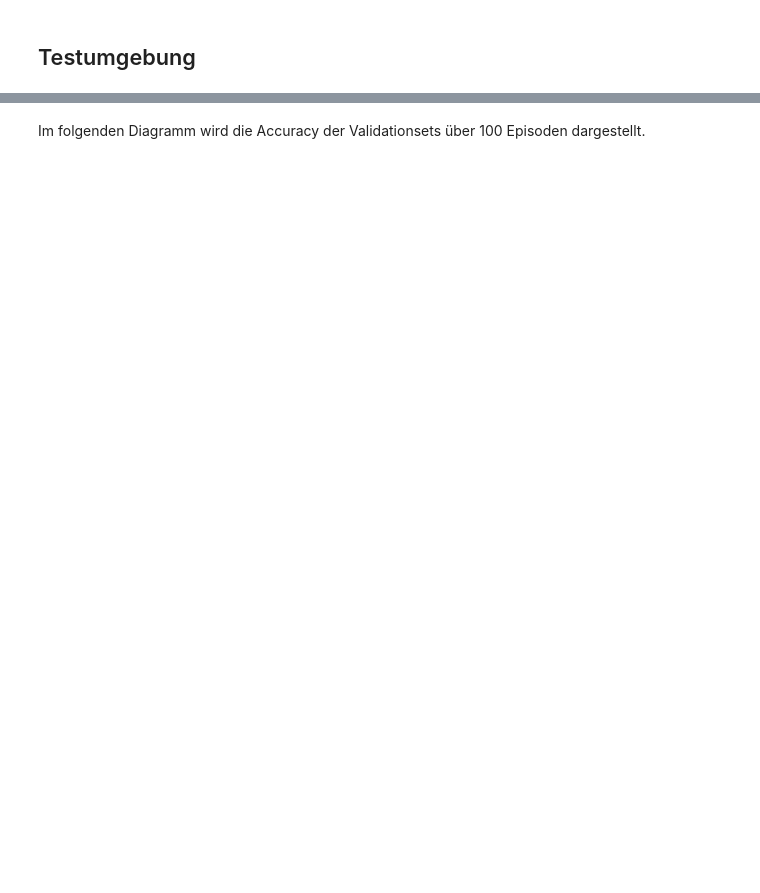
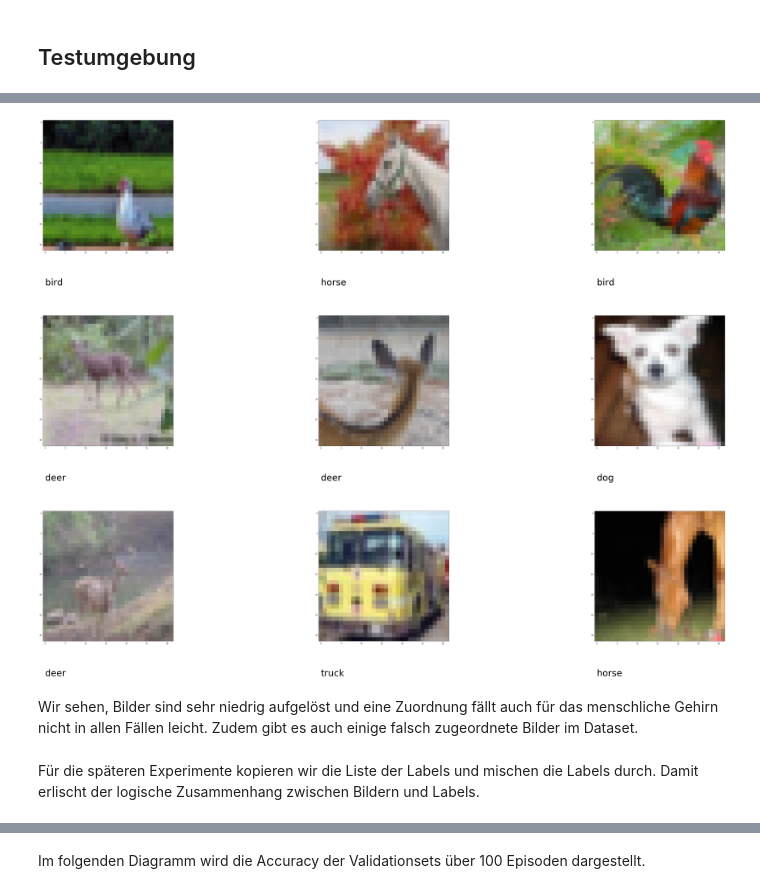
Before and after one commit to RoblabWh/WieLernenNeuronaleNetze, a Jupyter notebook: Memorization.ipynb, the cells around one changed output, grey strips where cells are left out. Drawn from its saved outputs; the diff is of its cells as text; code cells hidden in the pictures; blank space fills up the shorter version.

```diff
--- a/Memorization.ipynb
+++ b/Memorization.ipynb
@@ -42,13 +18,0 @@ Zur Veranschaulichung der Daten wird eine zufällige Auswahl angezeigt.
-# %%
-(trainX, trainY), (testX, testY) = cifar10.load_data()
-class_names = ['airplane', 'automobile', 'bird', 'cat', 'deer', 'dog', 'frog', 'horse', 'ship', 'truck']
-
-for i in range(9):
-    nr = random.randint(1, len(trainX))
-    pyplot.subplot(330 + 1 + i, ymargin=20)
-    pyplot.imshow(trainX[nr])
-    pyplot.text(0, 40, class_names[trainY[nr][0]], fontsize=50)
-
-#pyplot.tight_layout()
-pyplot.subplots_adjust(left=0.1, right=10.0, top=10.0, bottom=0.1, hspace=0.5)
-pyplot.show()
@@ -196,0 +54,19 @@ model_random, history_random = create_or_load_model('random', normal_params, lam
+# %%
+(trainX, trainY), (valX, valY) = cifar10.load_data()
+
+class_names = ['airplane', 'automobile', 'bird', 'cat', 'deer', 'dog', 'frog', 'horse', 'ship', 'truck']
+for i in range(9):
+    nr = random.randint(1, len(trainX))
+    pyplot.subplot(330 + 1 + i, ymargin=20)
+    pyplot.imshow(trainX[nr])
+    pyplot.text(0, 40, class_names[trainY[nr][0]], fontsize=50)
+
+#pyplot.tight_layout()
+pyplot.subplots_adjust(left=0.1, right=10.0, top=10.0, bottom=0.1, hspace=0.5)
+pyplot.show()
+# %% [output]
+[figure, added]
+# %% [markdown]
+Wir sehen, Bilder sind sehr niedrig aufgelöst und eine Zuordnung fällt auch für das menschliche Gehirn nicht in allen Fällen leicht. Zudem gibt es auch einige falsch zugeordnete Bilder im Dataset.
+# %% [markdown]
+Für die späteren Experimente kopieren wir die Liste der Labels und mischen die Labels durch. Damit erlischt der logische Zusammenhang zwischen Bildern und Labels.
```
Also changed, not shown: parts of 81 cells of this notebook.
